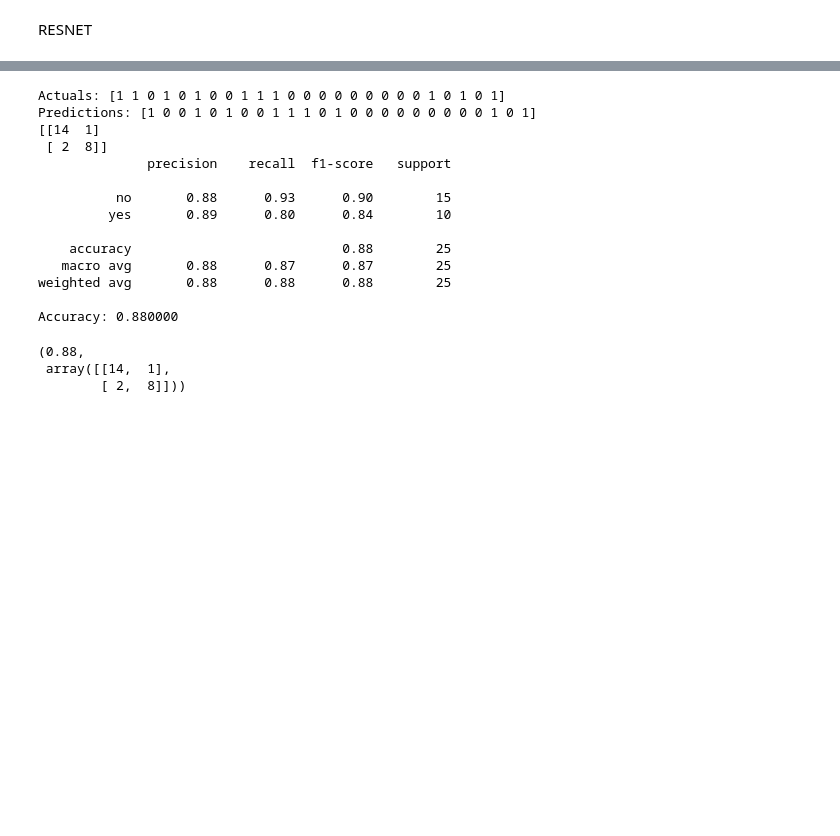
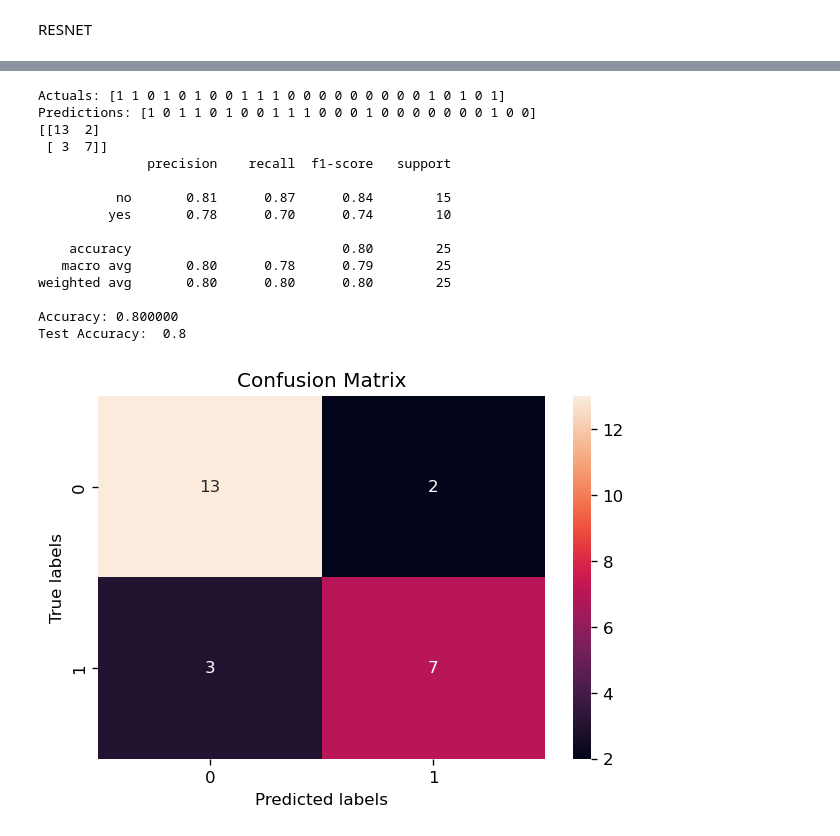
Before and after one commit to andrewharrop/Advanced-AI-Thesis, a Jupyter notebook: main.ipynb, the cells around one changed output, grey strips where cells are left out. Saved outputs shown, nothing was run; the diff lists cells and outputs as text; code cells hidden in the pictures; blank space fills up the shorter version.

```diff
--- a/main.ipynb
+++ b/main.ipynb
@@ -326,21 +330,24 @@ plot_history(history_3)
 # %%
 # Evaluate the model
-evalute_model(model_3, X_light_test, Y_light_test, batch_size=32)
+evaluation_3= evalute_model(model_1, X_light_test, Y_light_test, batch_size=32)
+confusion_matrix_3 = evaluation_3[1]
+accuracy_3 = evaluation_3[0]
+print("Test Accuracy: ", accuracy_3)
+plot_confusion_matrix(confusion_matrix_3)
 # %% [output]
 Actuals: [1 1 0 1 0 1 0 0 1 1 1 0 0 0 0 0 0 0 0 0 1 0 1 0 1]
-Predictions: [1 0 0 1 0 1 0 0 1 1 1 0 1 0 0 0 0 0 0 0 0 0 1 0 1]
-[[14  1]
- [ 2  8]]
+Predictions: [1 0 1 1 0 1 0 0 1 1 1 0 0 0 1 0 0 0 0 0 0 0 1 0 0]
+[[13  2]
+ [ 3  7]]
               precision    recall  f1-score   support
 
-          no       0.88      0.93      0.90        15
-         yes       0.89      0.80      0.84        10
+          no       0.81      0.87      0.84        15
+         yes       0.78      0.70      0.74        10
 
-    accuracy                           0.88        25
-   macro avg       0.88      0.87      0.87        25
-weighted avg       0.88      0.88      0.88        25
+    accuracy                           0.80        25
+   macro avg       0.80      0.78      0.79        25
+weighted avg       0.80      0.80      0.80        25
 
-Accuracy: 0.880000
+Accuracy: 0.800000
+Test Accuracy:  0.8
-(0.88,
- array([[14,  1],
-        [ 2,  8]]))
+[figure, added]
```
Also changed, not shown: parts of 15 cells of this notebook, 1 other file.
